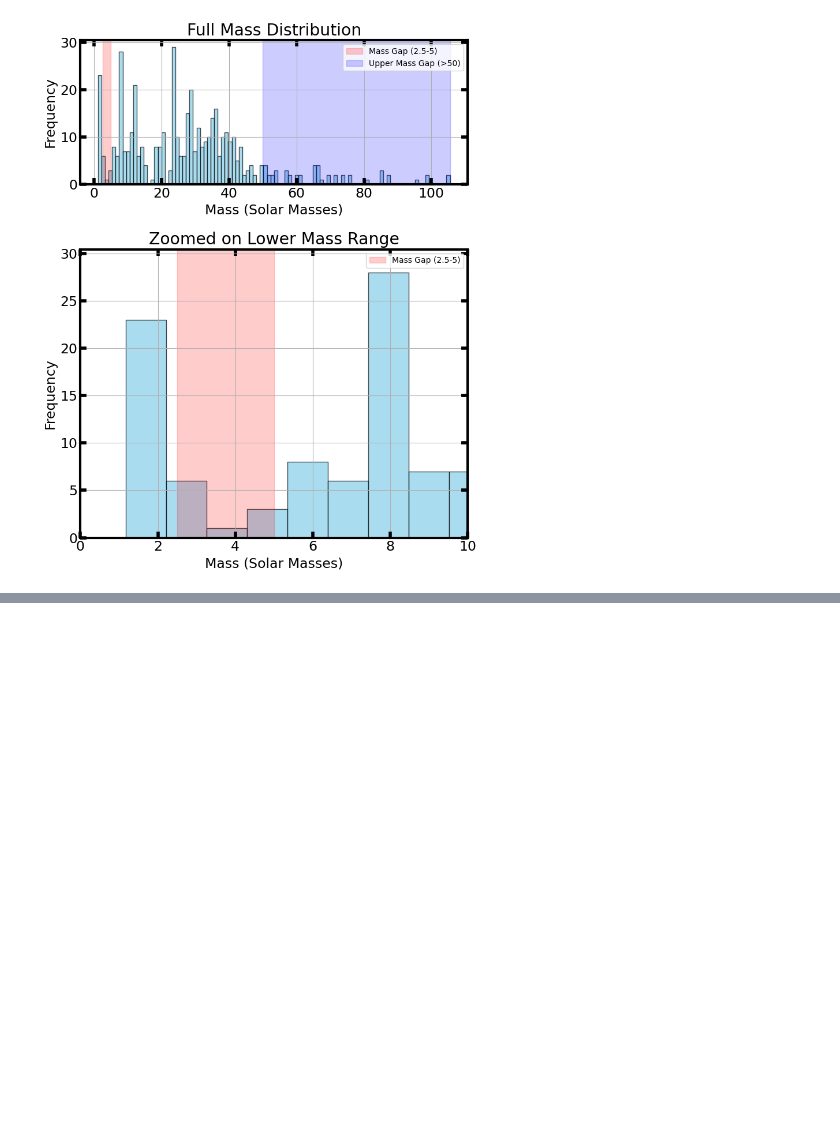
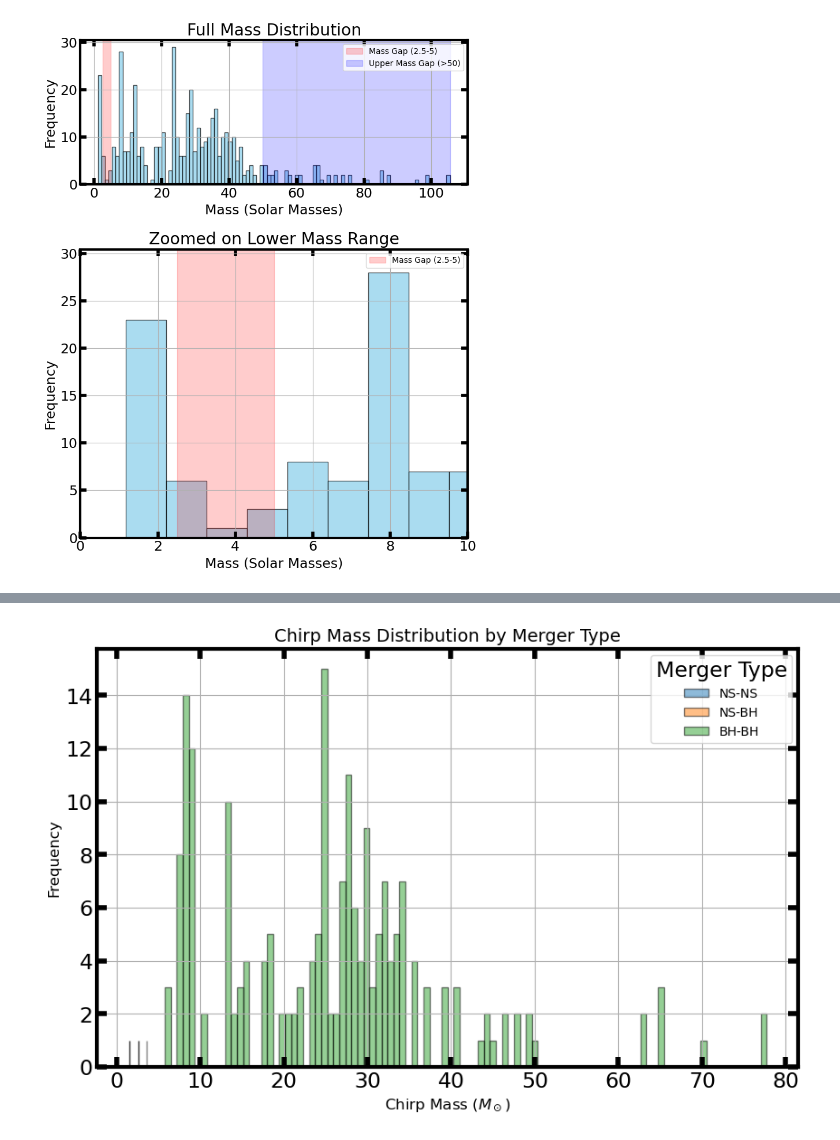
Before and after one commit to leighharwell/G-Waves, a Jupyter notebook: G-Waves.ipynb, the cells around one changed output, grey strips where cells are left out. Saved outputs shown, nothing was run; the diff lists cells and outputs as text; code cells hidden in the pictures; blank space fills up the shorter version.

```diff
--- a/G-Waves.ipynb
+++ b/G-Waves.ipynb
@@ -233,0 +271,36 @@ See the caveats in the documentation: https://pandas.pydata.org/pandas-docs/stab
+# %%
+import matplotlib.pyplot as plt
+
+def plot_chirp_mass_by_merger_type(df_events):
+    """
+    Plot the chirp mass distribution grouped by merger type.
+    """
+    # Get unique merger types
+    merger_types = df_events['merger_type'].unique()
+
+    # Create a figure
+    plt.figure(figsize=(10, 6))
+
+    # Loop through each merger type and plot its chirp mass distribution
+    for merger_type in merger_types:
+        # Filter data for the current merger type
+        subset = df_events[df_events['merger_type'] == merger_type]
+        chirp_masses = subset['chirp_mass']
+
+        # Plot histogram for the current merger type
+        plt.hist(chirp_masses, bins=100, alpha=0.5, label=f'{merger_type}', edgecolor='black')
+
+    # Add labels, title, and legend
+    plt.xlabel('Chirp Mass ($M_\\odot$)', fontsize=12)
+    plt.ylabel('Frequency', fontsize=12)
+    plt.title('Chirp Mass Distribution by Merger Type', fontsize=14)
+    plt.legend(title='Merger Type', fontsize=10)
+    plt.grid(True)
+
+    # Show the plot
+    plt.show()
+
+# Call the function with the df_events DataFrame
+plot_chirp_mass_by_merger_type(df_events)
+# %% [output]
+[figure, added]
```
Also changed, not shown: parts of 4 cells of this notebook.
